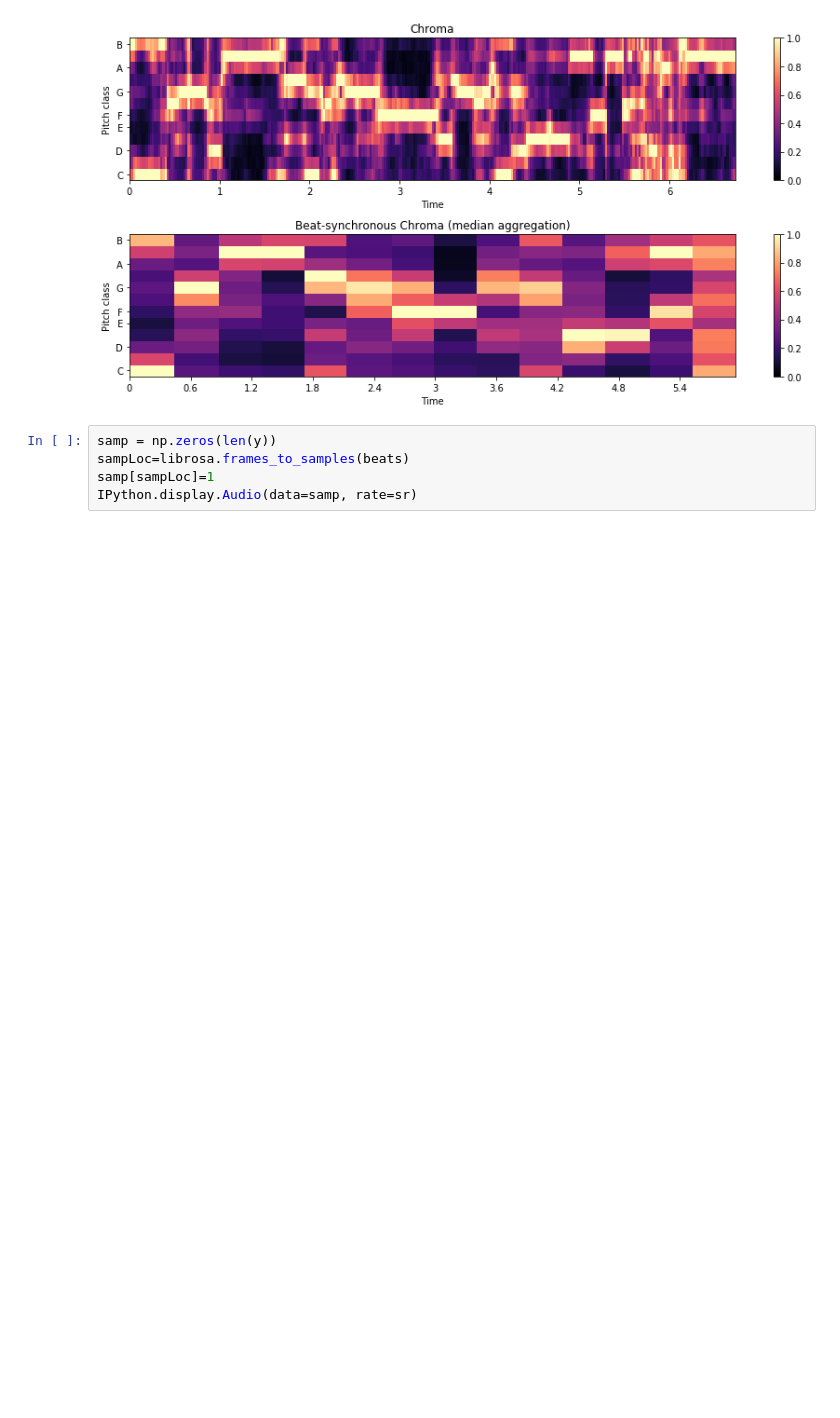
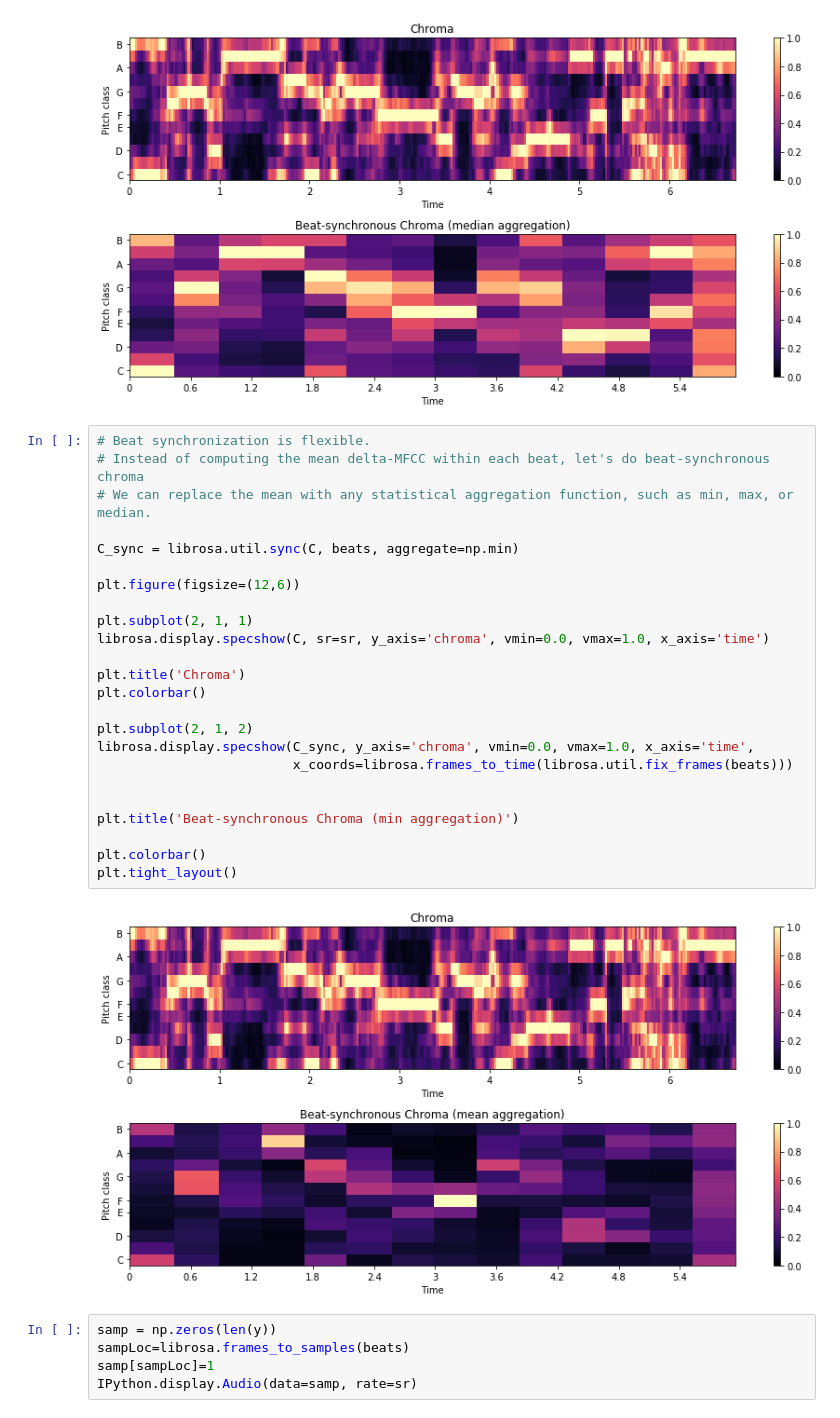
Before and after one commit to jcdevaney/msp2018, a Jupyter notebook: week12/Beat Tracking.ipynb, the cells around one changed output. Cells and saved outputs as stored; diff of their text form; blank space fills up the shorter version.

```diff
--- a/week12/Beat Tracking.ipynb
+++ b/week12/Beat Tracking.ipynb
@@ -133,6 +132,32 @@ plt.colorbar()
 plt.tight_layout()
 # %% [output]
 [figure]
+# %%
+# Beat synchronization is flexible.
+# Instead of computing the mean delta-MFCC within each beat, let's do beat-synchronous chroma
+# We can replace the mean with any statistical aggregation function, such as min, max, or median.
+
+C_sync = librosa.util.sync(C, beats, aggregate=np.min)
+
+plt.figure(figsize=(12,6))
+
+plt.subplot(2, 1, 1)
+librosa.display.specshow(C, sr=sr, y_axis='chroma', vmin=0.0, vmax=1.0, x_axis='time')
+
+plt.title('Chroma')
+plt.colorbar()
+
+plt.subplot(2, 1, 2)
+librosa.display.specshow(C_sync, y_axis='chroma', vmin=0.0, vmax=1.0, x_axis='time',
+                         x_coords=librosa.frames_to_time(librosa.util.fix_frames(beats)))
+
+
+plt.title('Beat-synchronous Chroma (min aggregation)')
+
+plt.colorbar()
+plt.tight_layout()
+# %% [output]
+[figure, added]
 # %%
 samp = np.zeros(len(y))
 sampLoc=librosa.frames_to_samples(beats)
```
Also changed, not shown: parts of 9 cells of this notebook, 9 other files.
